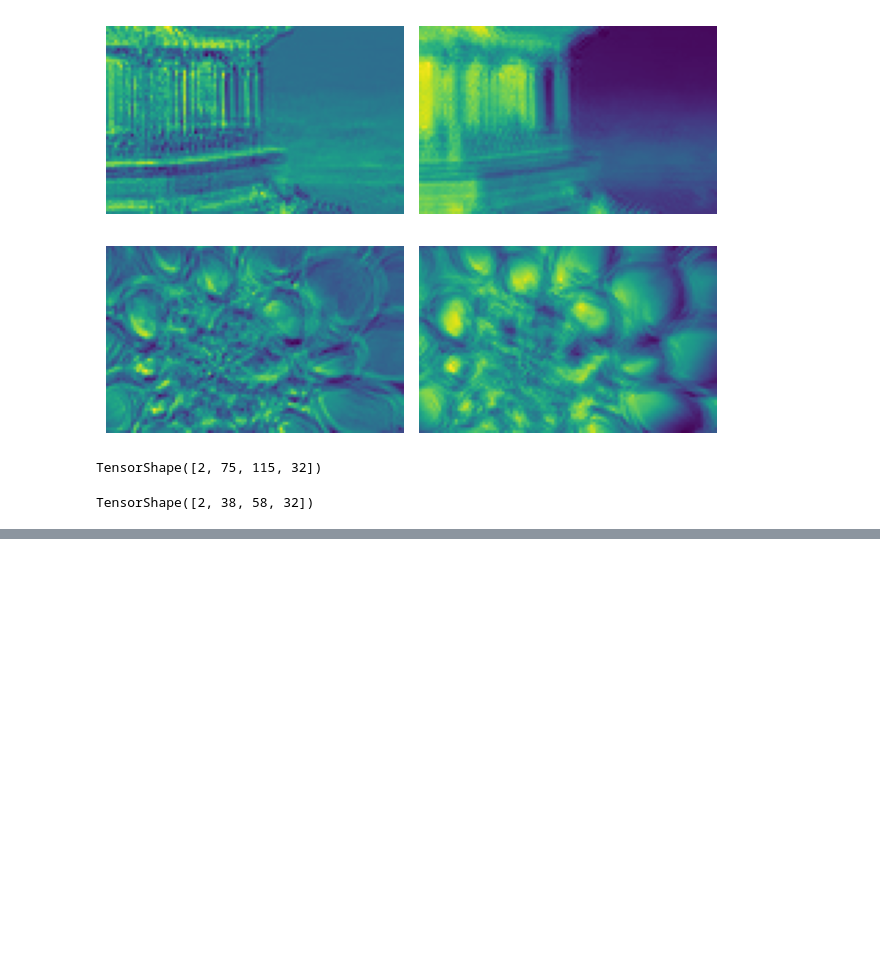
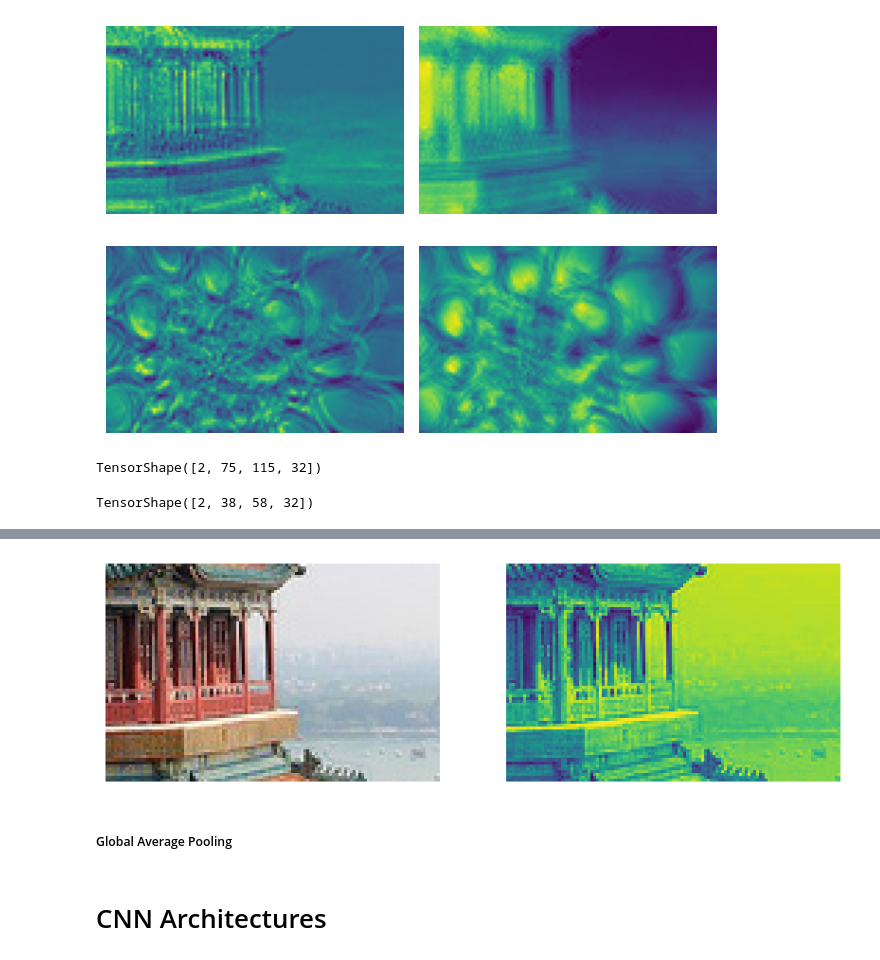
Before and after one commit to ShindeShivam/Machine-Learning, a Jupyter notebook: Neural-Networks-and-Deeplearning/14.Deep-Computer-Vision-using_CNNs/deep_computer_vision_using_cnns.ipynb, the cells around one changed output, grey strips where cells are left out. Drawn from its saved outputs; the diff is of its cells as text; code cells hidden in the pictures; blank space fills up the shorter version.

Commit message:
CNN Architecture

```diff
--- a/Neural-Networks-and-Deeplearning/14.Deep-Computer-Vision-using_CNNs/deep_computer_vision_using_cnns.ipynb
+++ b/Neural-Networks-and-Deeplearning/14.Deep-Computer-Vision-using_CNNs/deep_computer_vision_using_cnns.ipynb
@@ -72,0 +136,12 @@ TensorShape([2, 38, 58, 32])
+# %%
+class DepthPool(tf.keras.layers.Layer):
+  def __init__(self,pool_size=2,**kwargs):
+    super().__init__(**kwargs)
+    self.pool_size=pool_size
+
+  def call(self,inputs):
+    shape=tf.shape(inputs)
+    groups=shape[-1]//self.pool_size
+    new_shape=tf.concat([shape[:-1],[groups,self.pool_size]],axis=0)
+    return tf.reduce_max(tf.reshape(inputs,new_shape),axis=-1)    #So for every [batch, height, width, group], it
+                                                                    #looks at the 3 values in that group and picks the maximum.
@@ -72,0 +152,15 @@ TensorShape([2, 38, 58, 32])
+# %%
+depth_output=DepthPool(pool_size=3)(images)
+
+plt.figure(figsize=(10,10))
+plt.subplot(1,2,1)
+plt.imshow(images[0])
+plt.axis("off")
+plt.subplot(1,2,2)
+plt.imshow(depth_output[0])
+plt.axis("off")
+plt.show()
+# %% [output]
+[figure, added]
+# %% [markdown]
+##### Global Average Pooling
@@ -72,0 +173,2 @@ TensorShape([2, 38, 58, 32])
+# %% [markdown]
+# CNN Architectures
```
Also changed, not shown: parts of 22 cells of this notebook.
